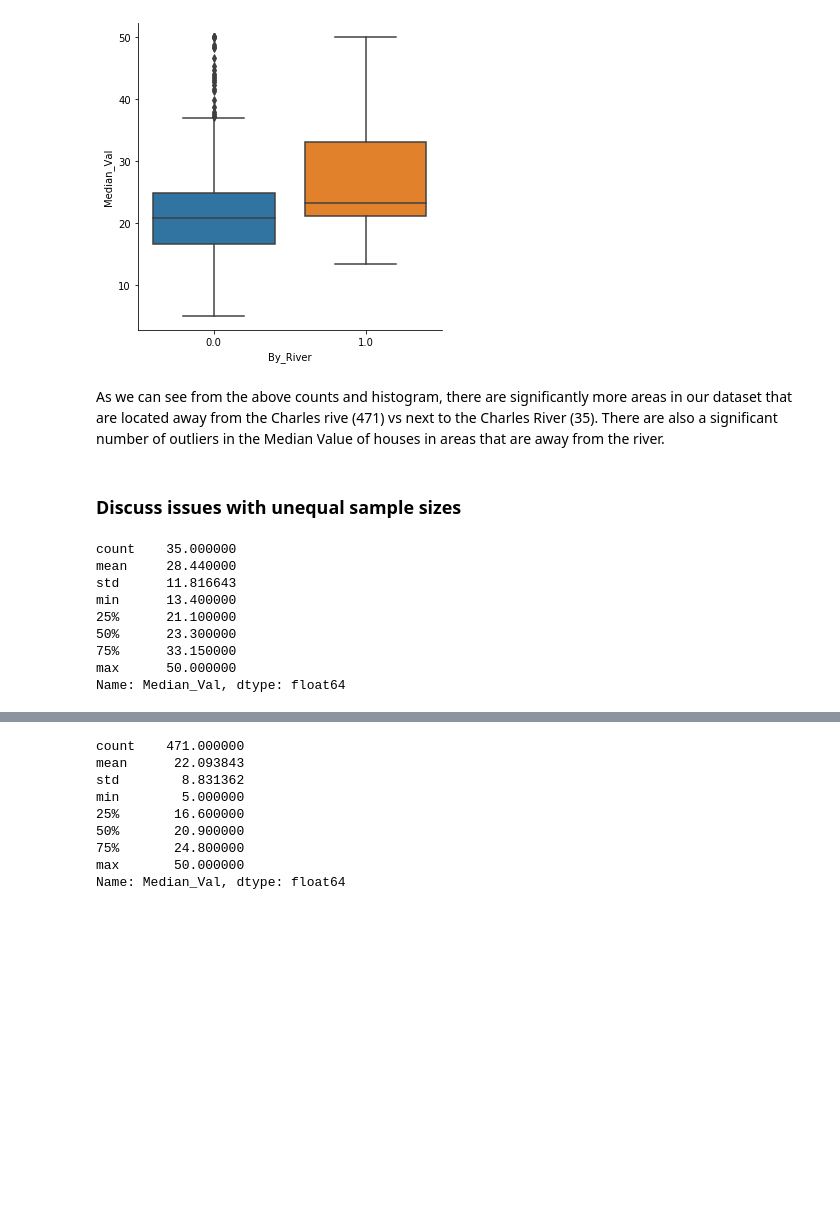
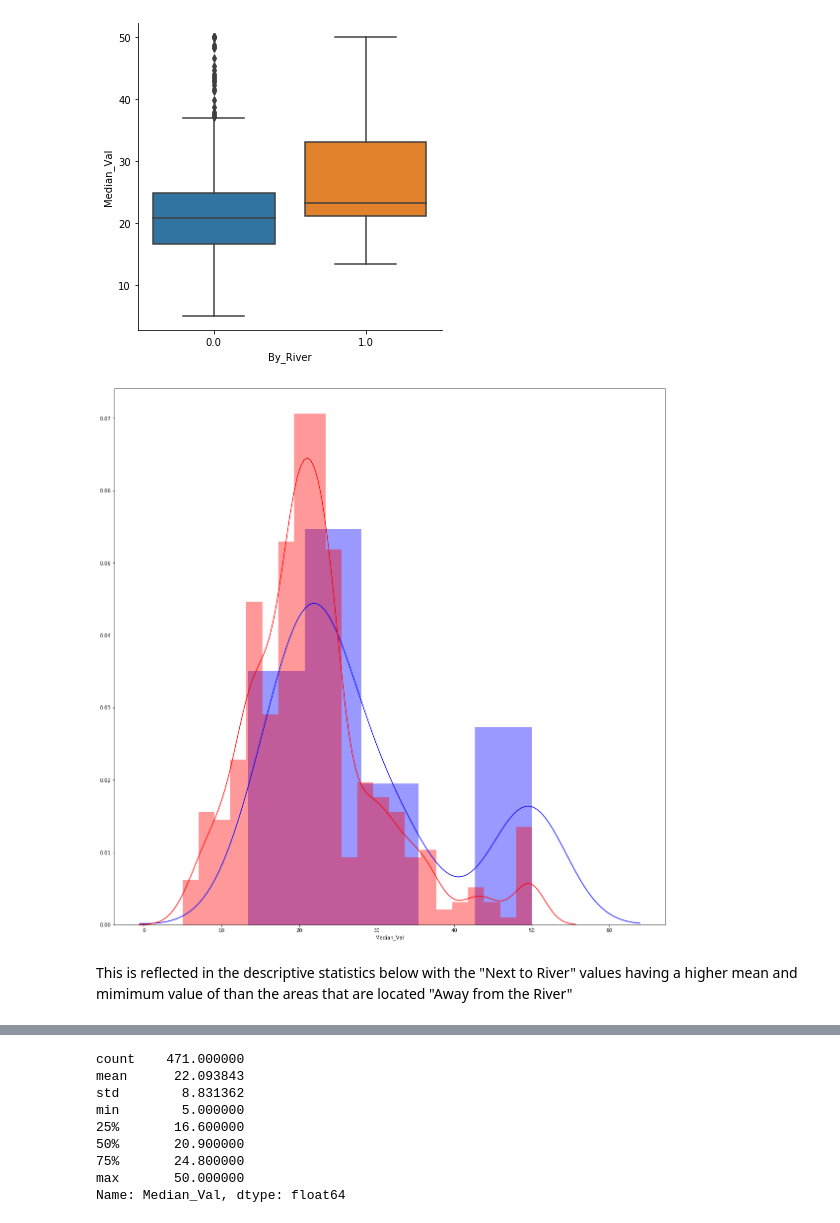
Before and after one commit to ConorHogan/MachineLearning-and-Statistics-Project, a Jupyter notebook: Machine-Learning-and-Statistics-Project-Notebook.ipynb, the cells around one changed output, grey strips where cells are left out. Saved outputs shown, nothing was run; the diff lists cells and outputs as text; code cells hidden in the pictures; blank space fills up the shorter version.

Commit message:
Further tidying of the Descriptive and inferential sections

```diff
--- a/Machine-Learning-and-Statistics-Project-Notebook.ipynb
+++ b/Machine-Learning-and-Statistics-Project-Notebook.ipynb
@@ -345,21 +394,14 @@ sns.catplot(x='By_River', y='Median_Val', kind='box', data=df)
 # %% [output]
 <seaborn.axisgrid.FacetGrid at 0x...>
 [figure]
-# %% [markdown]
-As we can see from the above counts and histogram, there are significantly more areas in our dataset that are located away from the Charles rive (471) vs next to the Charles River (35). There are also a significant number of outliers in the Median Value of houses in areas that are away from the river.
-# %% [markdown]
-### Discuss issues with unequal sample sizes
 # %%
 next_to_river = df[df['By_River'] == 1]
 away_from_river = df[df['By_River'] == 0]
-next_to_river["Median_Val"].describe()
-# %% [output]
-count    35.000000
-mean     28.440000
-std      11.816643
-min      13.400000
-25%      21.100000
-50%      23.300000
-75%      33.150000
-max      50.000000
-Name: Median_Val, dtype: float64
+# %%
+ax = sns.distplot(next_to_river['Median_Val'], color="blue")
+ax = sns.distplot(away_from_river['Median_Val'], color="red")
+pyplt.rcParams["figure.figsize"] = (20,20)
+# %% [output]
+[figure, added]
+# %% [markdown]
+This is reflected in the descriptive statistics below with the "Next to River" values having a higher mean and mimimum value of than the areas that are located "Away from the River"
```
Also changed, not shown: parts of 49 cells of this notebook.
